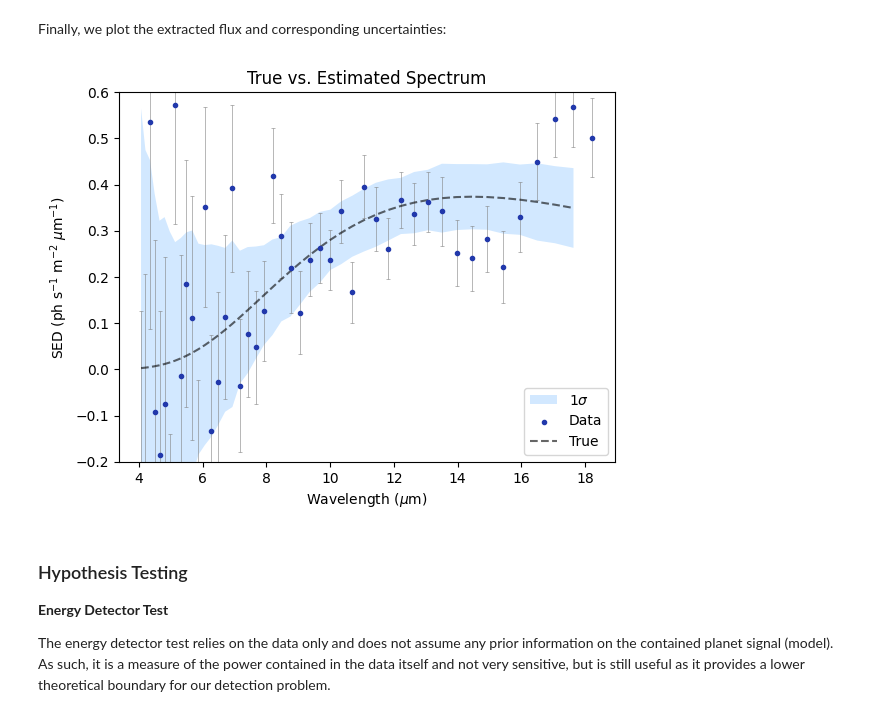
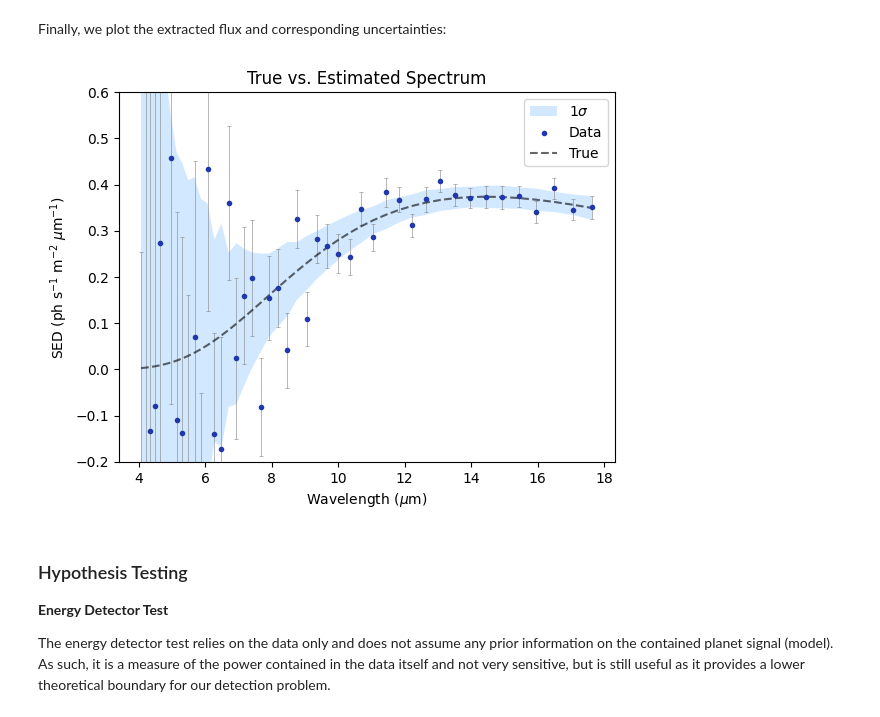
Before and after one commit to pahuber/LIFEsimMC, a Jupyter notebook: docs/tutorials/advanced/custom_pipeline.ipynb, the cells around one changed output. Saved outputs shown, nothing was run; the diff lists cells and outputs as text; code cells hidden in the pictures.

```diff
--- a/docs/tutorials/advanced/custom_pipeline.ipynb
+++ b/docs/tutorials/advanced/custom_pipeline.ipynb
@@ -99,7 +106,7 @@ pipeline = Pipeline(gpu_index=2, seed=42, grid_size=40)
 # Setup the simulation
 module = SetupModule(
     n_setup_out='setup',
-    n_planet_params_out='params_init',
+    n_planets_out='params_init',
     instrument=inst,
     observation=obs,
     scene=scene
@@ -130,14 +137,14 @@ pipeline.add_module(module)
 
 An integral part of the processing pipeline is tha handling of (co)variance of the data (and templates). If an unperturbed instrument is considered as in this example, we do not expect any correlations and we can simply normalize by the variance of the noise.
 # %%
-module = NoiseVarianceNormalizationModule(
+module = ZCAWhiteningModule(
     n_setup_in='setup',
     n_data_in='data',
     n_template_in='temp',  # Optional
-    n_planet_params_in='params_init',
-    n_data_out='data_norm',
-    n_template_out='temp_norm',  # Optional
-    n_transformation_out='norm',
+    n_data_out='data_white',
+    n_template_out='temp_white',  # Optional
+    n_transformation_out='zca',
+    diagonal_only=False
 )
 pipeline.add_module(module)
 # %% [markdown]
@@ -148,7 +155,7 @@ Note that if a perturbed instrument is considered (e.g. `inst = LIFEReferenceDes
 To get a first glimpse at our data we can correlate them with our grid of planetary templates:
 # %%
 # Generate the correlation map
-module = MatchedFilterModule(n_data_in='data_norm', n_template_in='temp_norm', n_image_out='imag_corr')
+module = MatchedFilterModule(n_data_in='data_white', n_template_in='temp_white', n_image_out='imag_corr')
 pipeline.add_module(module)
 
 # Run pipeline with all modules we have added so far
@@ -181,9 +189,9 @@ We now extract the planetary spectrum and coordinates from our data using a (num
 # %%
 module = MLSEDEstimationModule(
     n_setup_in='setup',
-    n_data_in='data_norm',
-    n_template_in='temp_norm',
-    n_transformation_in='norm',
+    n_data_in='data_white',
+    n_template_in='temp_white',
+    n_transformation_in='zca',
     n_planets_in='params_init',
     n_planets_out='params_ml',
 )
@@ -197,53 +205,44 @@ Finally, we plot the extracted flux and corresponding uncertainties:
 # %%
 # Get the initial (input) parameters so we can plot the input spectrum (spectral energy distribution; SED) as a reference
 params_init = pipeline.get_resource('params_init')
-sed_init = params_init.params[0].sed.cpu().numpy()[:-1]  # Convert to numpy array from a torch Tensor
+sed_init = params_init.collection[
+    0].planet.spectral_energy_distribution[:, 0, 0].cpu().numpy()  # Convert to numpy array from a torch Tensor
 sed_init /= 1e6  # Convert to ph s-1 m-2 um-1
-wavelengths = params_init.params[0].sed_wavelength_bin_centers.cpu().numpy()  # Convert to Torch tensor
+wavelengths = pipeline.get_resource('setup').phringe.get_wavelength_bin_centers().cpu().numpy()
 wavelengths *= 1e6  # Convert from m to um
 
 # Get the estimated parameters
 params_ml = pipeline.get_resource('params_ml')
-sed_estimated = params_ml.params[0].sed.cpu().numpy()
+sed_estimated = params_ml.collection[0].sed
 sed_estimated /= 1e6  # Convert to ph s-1 m-2 um-1
-sed_err_low = params_ml.params[0].sed_err_low / 1e6
-sed_err_high = params_ml.params[0].sed_err_high / 1e6
+sed_err_low = params_ml.collection[0].std / 1e6
+sed_err_high = params_ml.collection[0].std / 1e6
 
 # Plot everything
 yerr = np.stack([sed_err_low, sed_err_high])
-plt.errorbar(
+plt.errorbar(wavelengths, sed_estimated, yerr=yerr, fmt='none', ecolor='gray', alpha=0.8, zorder=1,
+             capsize=1.5,
+             capthick=0.5, linewidth=0.5)
+plt.fill_between(
     wavelengths,
-    sed_estimated,
-    yerr=yerr,
-    fmt='none',
-    ecolor='gray',
-    alpha=0.8,
-    zorder=1,
-    capsize=1.5,
-    capthick=0.5,
-    linewidth=0.5
-)
-plt.fill_between(
-    wavelengths[:-1],
-    np.array(sed_init) - np.array(sed_err_low)[:-1],
-    np.array(sed_init) + np.array(sed_err_high)[:-1],
+    np.array(sed_init) - np.array(sed_err_low),
+    np.array(sed_init) + np.array(sed_err_high),
     color='dodgerblue',
     edgecolor=None,
     lw=0,
     alpha=0.2,
     label='1$\sigma$',
-    zorder=0
-)
+    zorder=0)
 plt.scatter(wavelengths, sed_estimated, label='Data', color="xkcd:sapphire", zorder=2, marker='.')
-plt.plot(wavelengths[:-1], sed_init, label='True', linestyle='dashed', color='black', alpha=0.6, zorder=1)
+plt.plot(wavelengths, sed_init, label='True', linestyle='dashed', color='black', alpha=0.6, zorder=1)
 plt.title('True vs. Estimated Spectrum')
 plt.xlabel('Wavelength ($\mu$m)')
 plt.ylabel('SED (ph s$^{-1}$ m$^{-2}$ $\mu$m$^{-1}$)')
 plt.ylim(-0.2, 0.6)
 plt.legend()
 plt.show()
 # %% [output]
-[figure, old version]
+[figure, new version]
 # %% [markdown]
 ### Hypothesis Testing
 
```
Also changed, not shown: parts of 7 cells of this notebook.
